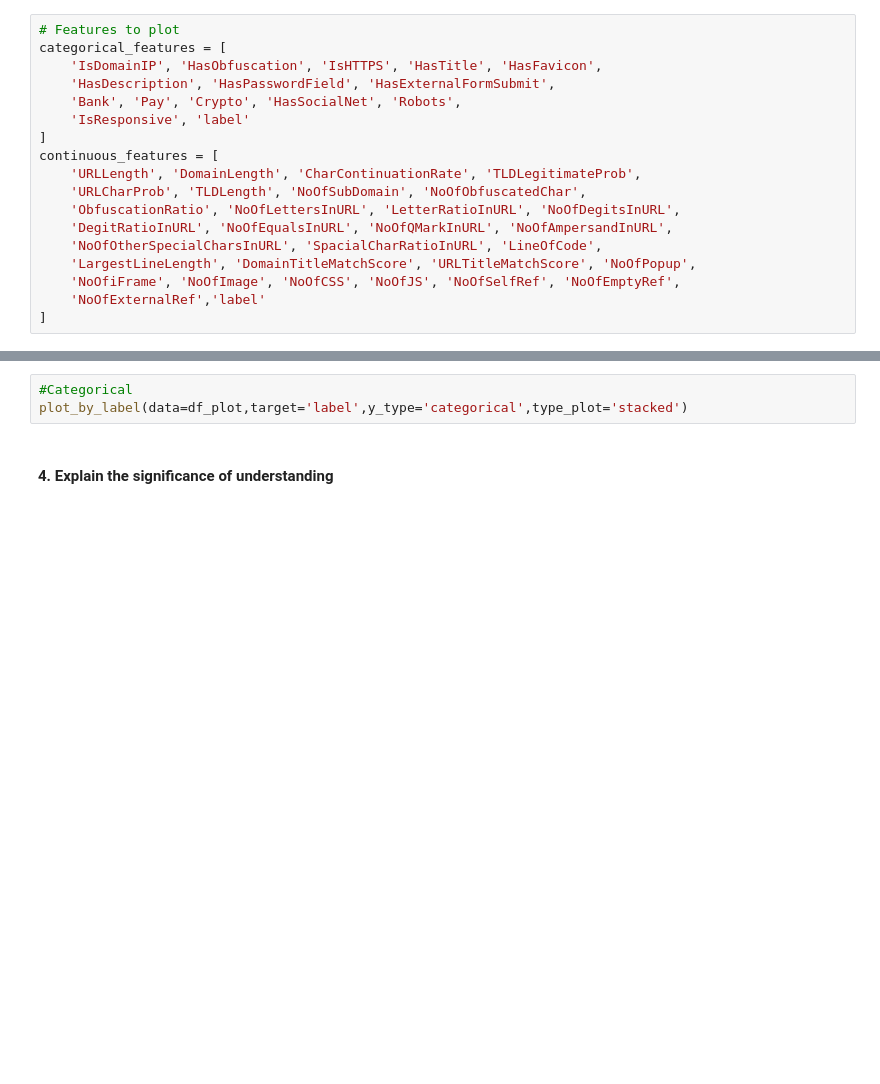
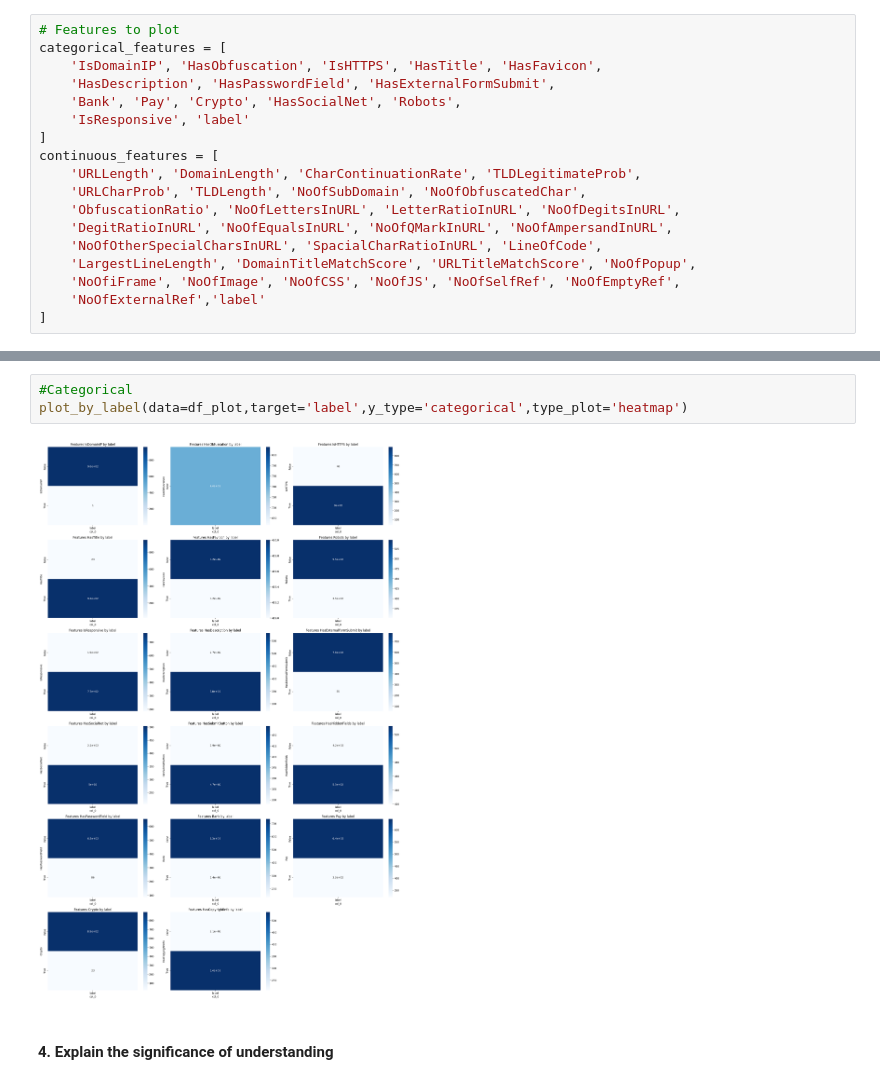
Before and after one commit to marcellinow/predict-phising, a Jupyter notebook: Tucil2_18222114_18222115.ipynb, the cells around one changed output, grey strips where cells are left out. Cells and saved outputs as stored; diff of their text form; blank space fills up the shorter version.

```diff
--- a/Tucil2_18222114_18222115.ipynb
+++ b/Tucil2_18222114_18222115.ipynb
@@ -565,6 +549,8 @@ LinAlgError: singular matrix
 # %%
 #Categorical
-plot_by_label(data=df_plot,target='label',y_type='categorical',type_plot='stacked')
+plot_by_label(data=df_plot,target='label',y_type='categorical',type_plot='heatmap')
+# %% [output]
+[figure, added]
 # %% [markdown]
 #### 4. Explain the significance of understanding
 # %% [markdown]
```
Also changed, not shown: parts of 3 cells of this notebook.
